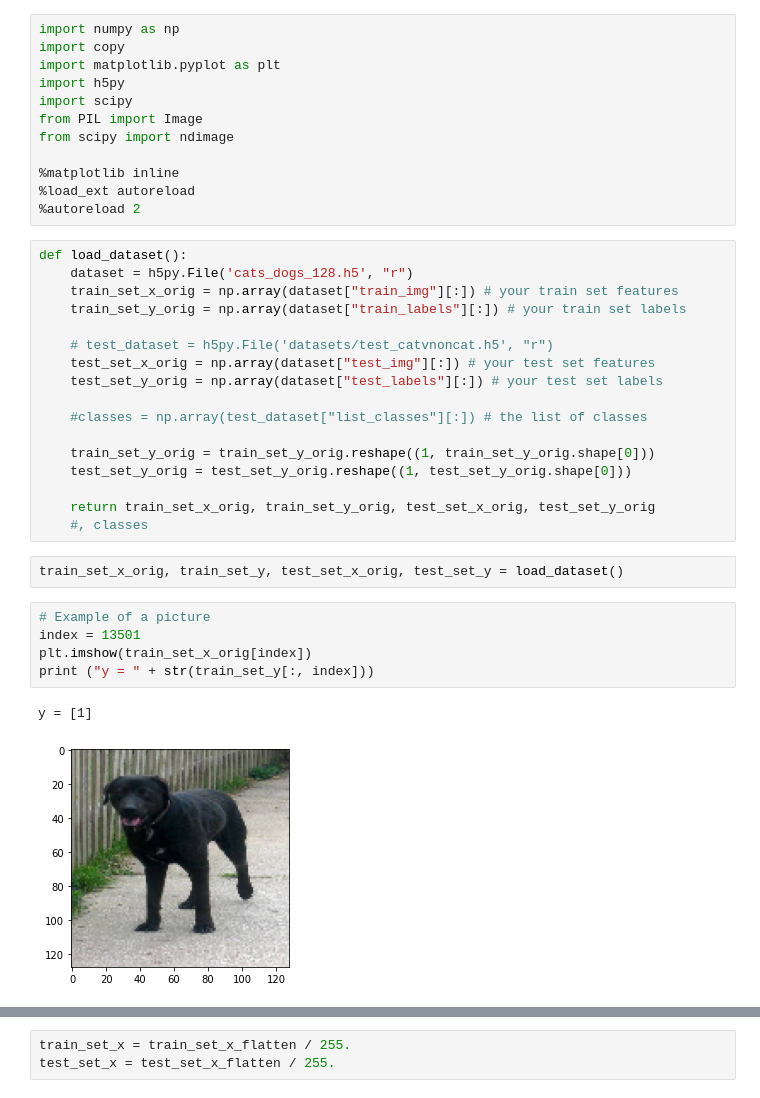
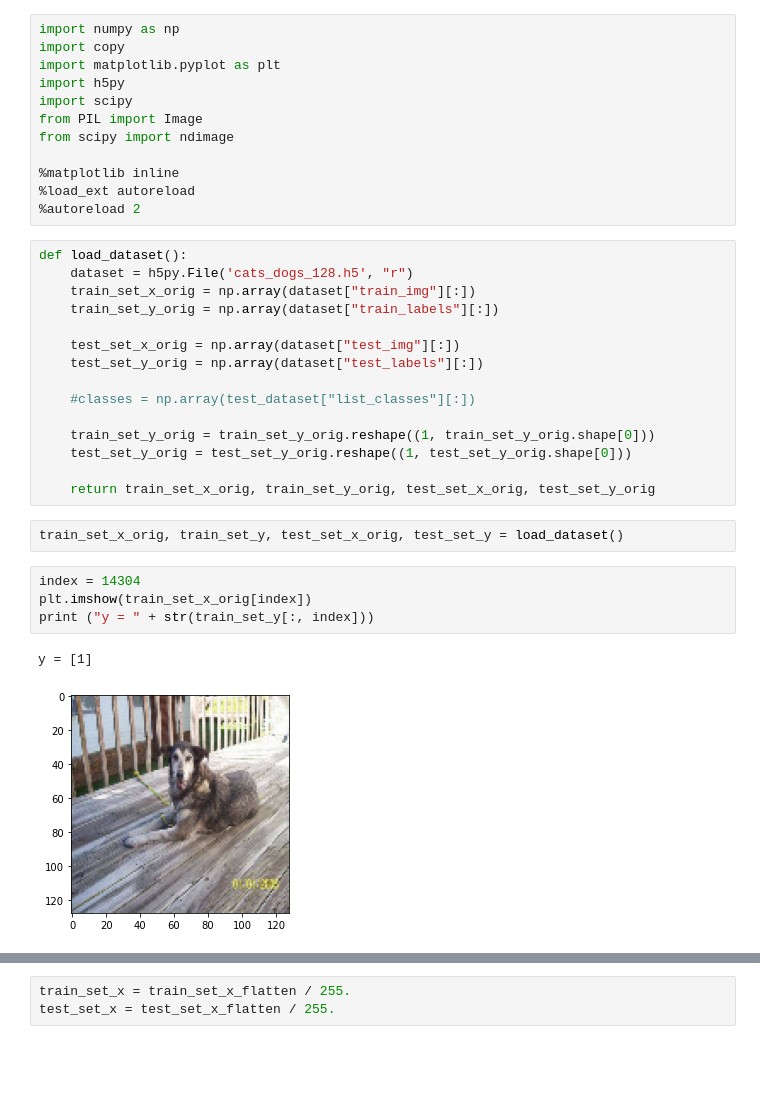
Before and after one commit to alif-munim/deep-learning, a Jupyter notebook: image-classification/logistic_regression_nn.ipynb, the cells around one changed output, grey strips where cells are left out. Drawn from its saved outputs; the diff is of its cells as text; blank space fills up the shorter version.

Commit message:
Retrain classifier, add images

```diff
--- a/image-classification/logistic_regression_nn.ipynb
+++ b/image-classification/logistic_regression_nn.ipynb
@@ -13,30 +13,27 @@ from scipy import ndimage
 # %%
 def load_dataset():
     dataset = h5py.File('cats_dogs_128.h5', "r")
-    train_set_x_orig = np.array(dataset["train_img"][:]) # your train set features
-    train_set_y_orig = np.array(dataset["train_labels"][:]) # your train set labels
+    train_set_x_orig = np.array(dataset["train_img"][:])
+    train_set_y_orig = np.array(dataset["train_labels"][:])
 
-    # test_dataset = h5py.File('datasets/test_catvnoncat.h5', "r")
-    test_set_x_orig = np.array(dataset["test_img"][:]) # your test set features
-    test_set_y_orig = np.array(dataset["test_labels"][:]) # your test set labels
+    test_set_x_orig = np.array(dataset["test_img"][:])
+    test_set_y_orig = np.array(dataset["test_labels"][:])
 
-    #classes = np.array(test_dataset["list_classes"][:]) # the list of classes
+    #classes = np.array(test_dataset["list_classes"][:])
 
     train_set_y_orig = train_set_y_orig.reshape((1, train_set_y_orig.shape[0]))
     test_set_y_orig = test_set_y_orig.reshape((1, test_set_y_orig.shape[0]))
 
     return train_set_x_orig, train_set_y_orig, test_set_x_orig, test_set_y_orig
-    #, classes
 # %%
 train_set_x_orig, train_set_y, test_set_x_orig, test_set_y = load_dataset()
 # %%
-# Example of a picture
-index = 13501
+index = 14304
 plt.imshow(train_set_x_orig[index])
 print ("y = " + str(train_set_y[:, index]))
 # %% [output]
 y = [1]
-[figure, old version]
+[figure, new version]
 # %%
 m_train = train_set_x_orig.shape[0]
 m_test = test_set_x_orig.shape[0]
```
Also changed, not shown: parts of 11 cells of this notebook, 8 other files.
